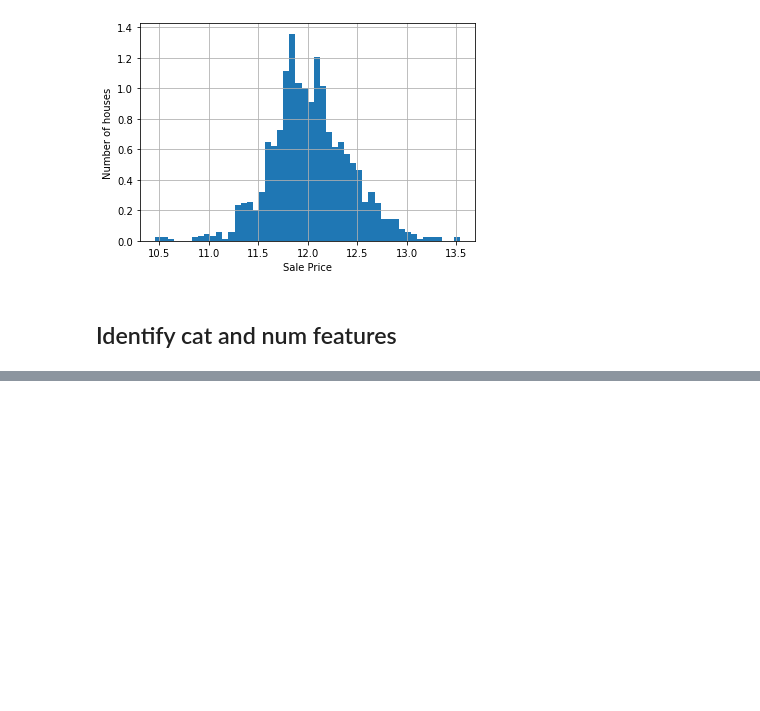
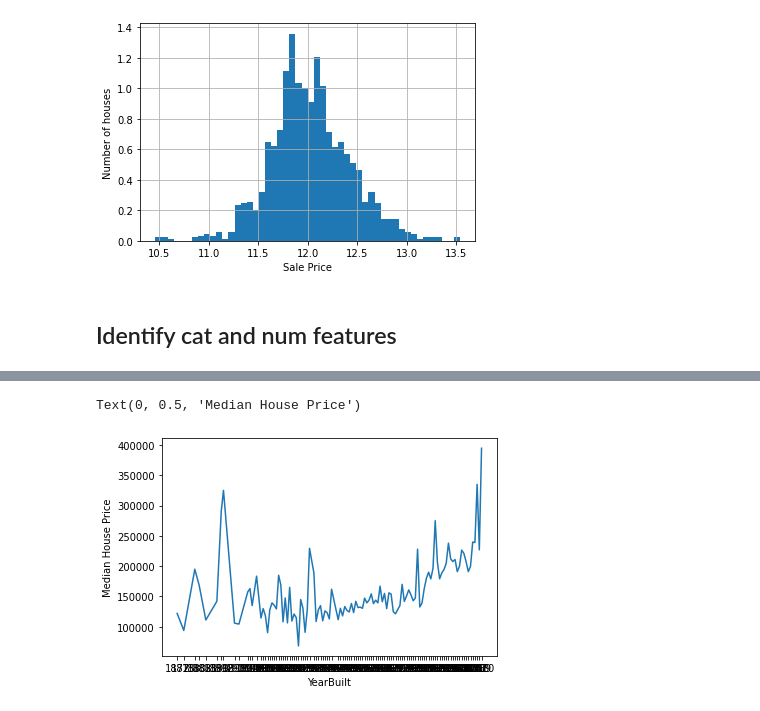
Before and after one commit to particle1331/model-deployment, a Jupyter notebook: src/research/data-analysis.ipynb, the cells around one changed output, grey strips where cells are left out. Drawn from its saved outputs; the diff is of its cells as text; code cells hidden in the pictures; blank space fills up the shorter version.

```diff
--- a/src/research/data-analysis.ipynb
+++ b/src/research/data-analysis.ipynb
@@ -45,0 +176,9 @@ plt.show()
+# %%
+# plot median sale price vs year in which it was built
+median_saleprice = data.groupby('YearBuilt')['SalePrice'].median()
+median_saleprice.plot()
+plt.xticks(median_saleprice.index.astype(int))
+plt.ylabel('Median House Price');
+# %% [output]
+Text(0, 0.5, 'Median House Price')
+[figure, added]
```
Also changed, not shown: parts of 18 cells of this notebook, 1 other file.
